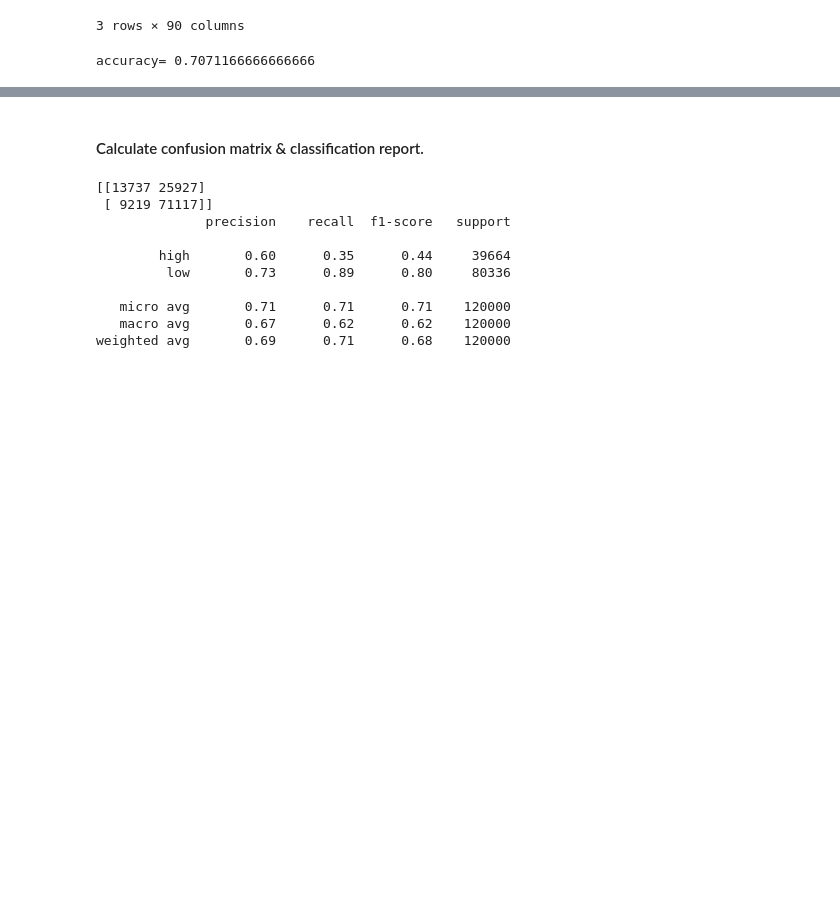
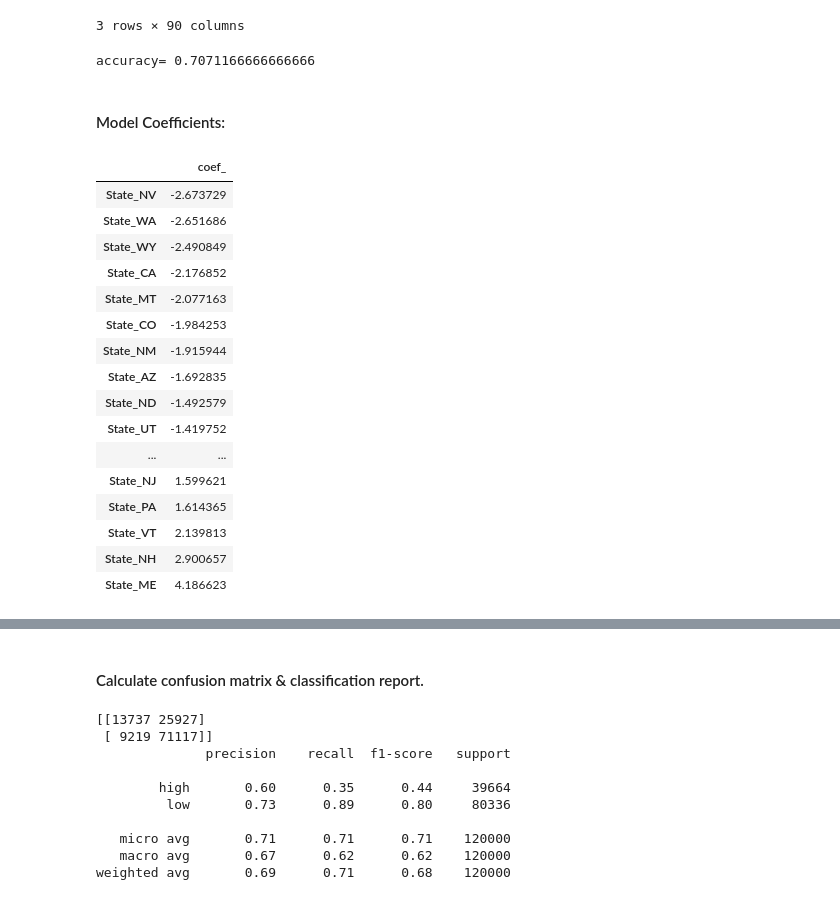
Before and after one commit to ssatti0/US_Traffic_Accidents, a Jupyter notebook: US_Accidents_Modeling_and_InDepth_Analysis.ipynb, the cells around one changed output, grey strips where cells are left out. Saved outputs shown, nothing was run; the diff lists cells and outputs as text; code cells hidden in the pictures; blank space fills up the shorter version.

```diff
--- a/US_Accidents_Modeling_and_InDepth_Analysis.ipynb
+++ b/US_Accidents_Modeling_and_InDepth_Analysis.ipynb
@@ -504,3 +505,31 @@ logreg_pred = logreg.predict(X_test)
 print('accuracy=', accuracy_score(y_test, logreg_pred))
 # %% [output]
 accuracy= 0.7071166666666666
+# %% [markdown]
+#### Model Coefficients:
+# %%
+feature_columns = test_batch4_low_high.drop('Severity', axis=1).columns
+# %%
+pd.set_option('display.max_rows', 999)
+# %%
+# dataframe of features and coefficients:
+logregcoef_df = pd.DataFrame(logreg.coef_.transpose(), index=feature_columns, columns=["coef_"]).sort_values('coef_')
+logregcoef_df
+# %% [output]
+|  | coef_ |
+| State_NV | -2.673729 |
+| State_WA | -2.651686 |
+| State_WY | -2.490849 |
+| State_CA | -2.176852 |
+| State_MT | -2.077163 |
+| State_CO | -1.984253 |
+| State_NM | -1.915944 |
+| State_AZ | -1.692835 |
+| State_ND | -1.492579 |
+| State_UT | -1.419752 |
+| ... | ... |
+| State_NJ | 1.599621 |
+| State_PA | 1.614365 |
+| State_VT | 2.139813 |
+| State_NH | 2.900657 |
+| State_ME | 4.186623 |
```
Also changed, not shown: parts of 5 cells of this notebook.
